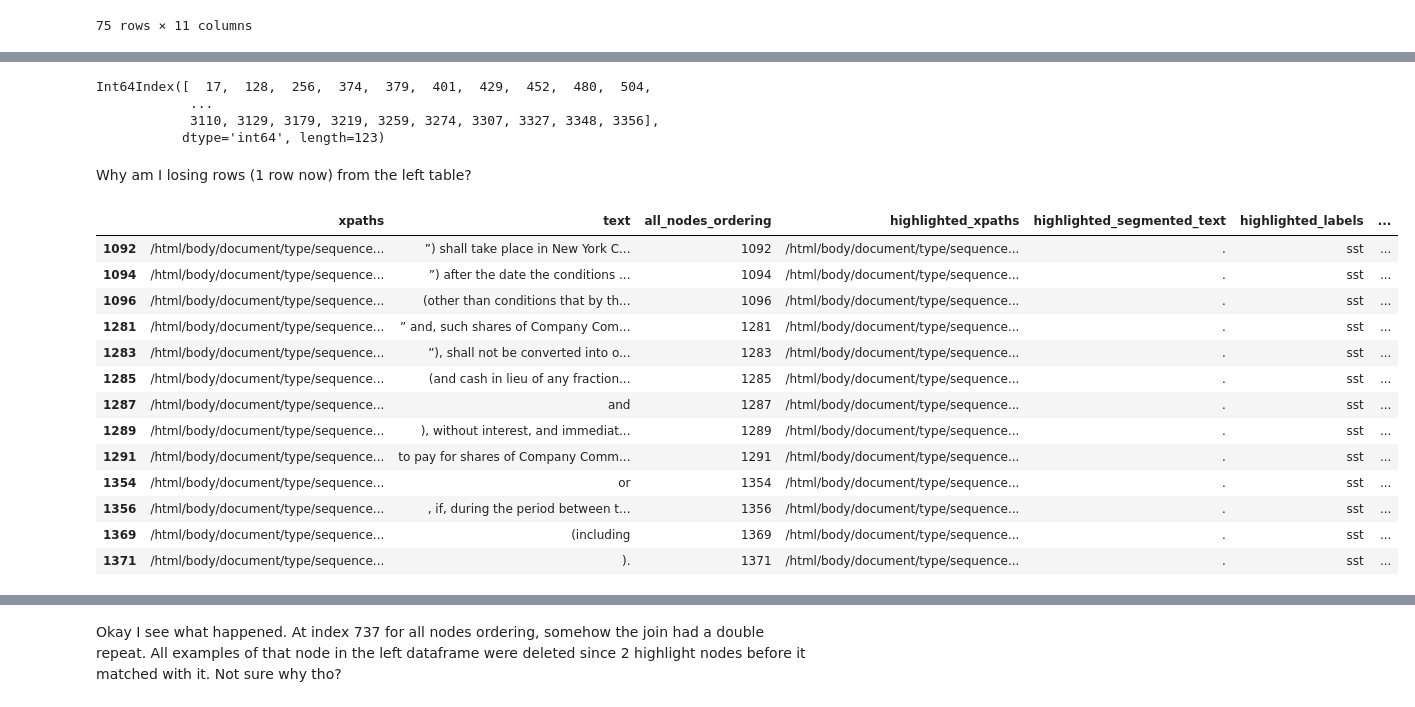
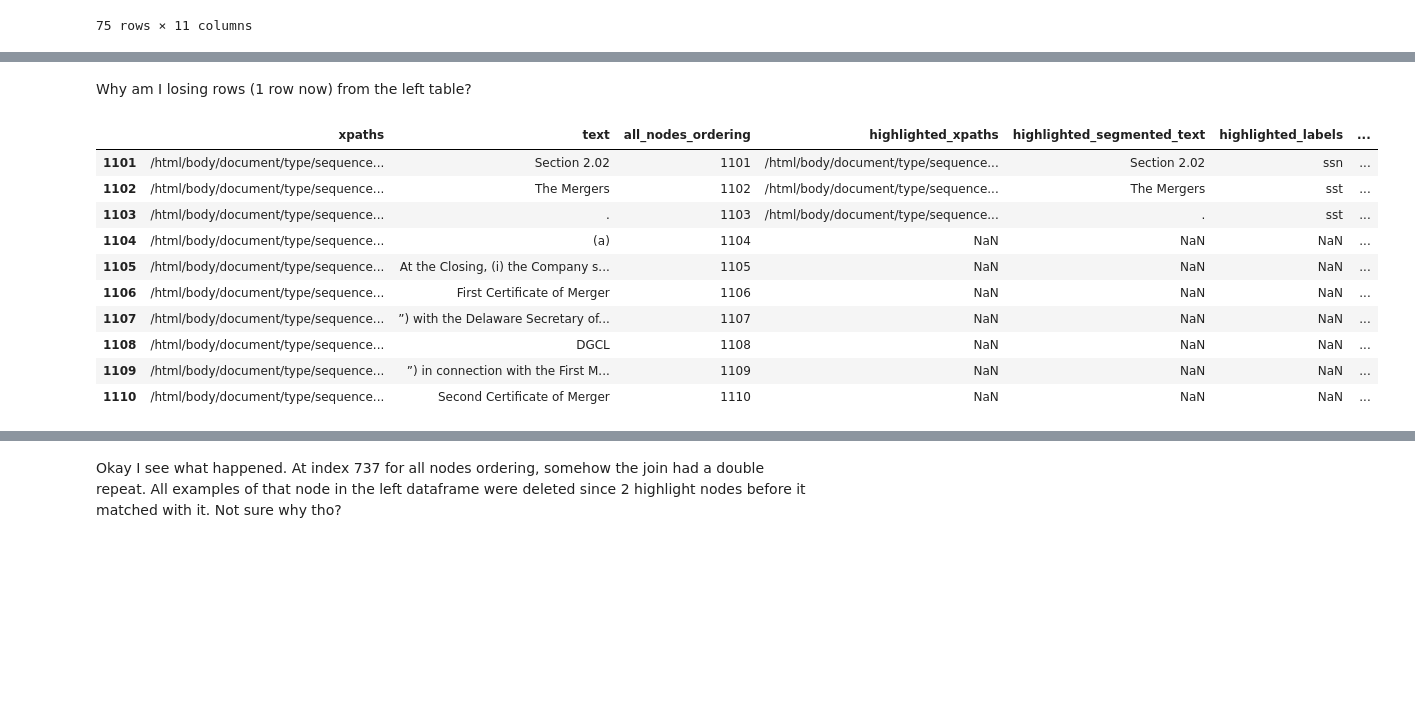
Before and after one commit to pranabislam/contract_labeler, a Jupyter notebook: postprocess_contract_v5.ipynb, the cells around one changed output, grey strips where cells are left out. Cells and saved outputs as stored; diff of their text form; code cells hidden in the pictures; blank space fills up the shorter version.

```diff
--- a/postprocess_contract_v5.ipynb
+++ b/postprocess_contract_v5.ipynb
@@ -146,7 +171,7 @@ def monotonic_left_merge(full, highlighted):
             h_xpaths = h_row[1]['highlighted_xpaths']
             h_texts = h_row[1]['highlighted_segmented_text']
 
-            if h_xpaths == full_xpaths and h_texts == full_texts:
+            if h_xpaths == full_xpaths: # and h_texts == full_texts:
                 if h_xpaths in found_xpaths:
                     print('CURRENT h_xpath ALREADY FOUND BEFORE:')
                     print(h_xpaths)
@@ -392,5 +379,7 @@ merged.iloc[1087:1097]['highlighted_xpaths'].tolist()
 # %%
-merged['is_outside'] = merged['_merge'].apply(lambda x: 1 if x=='left_only' else 0)
+merged_df['is_outside'] = merged_df['segment_number_from_idx'].apply(lambda x: 1 if math.isnan(x) else 0)
+merged_df[1087:1097]
+merged = merged_df
 # %%
 merged.to_csv("drop_check.csv")
 # %%
@@ -417,12 +406,12 @@ def assert_node_ordering_for_merged_table(merged: pd.DataFrame) -> pd.DataFrame:
     Due to repeat xpaths in both left and right table in merged, need to remove the duplicated rows
     '''
     drop_indices = []
-    last_highlight_node_idx = -1
-    for i, row in merged[merged['is_outside'] < 1].iterrows():
-        if row.exploded_highlight_node_order and row.exploded_highlight_node_order != last_highlight_node_idx + 1:
-            drop_indices.append(i)
-        else:
-            last_highlight_node_idx = row.exploded_highlight_node_order
+#     last_highlight_node_idx = -1
+#     for i, row in merged[merged['is_outside'] < 1].iterrows():
+#         if row.exploded_highlight_node_order and row.exploded_highlight_node_order != last_highlight_node_idx + 1:
+#             drop_indices.append(i)
+#         else:
+#             last_highlight_node_idx = row.exploded_highlight_node_order
     merged = merged.drop(drop_indices).reset_index(drop=True)
 
     # Assert both orderings keep their original structure
@@ -434,30 +423,23 @@ def assert_node_ordering_for_merged_table(merged: pd.DataFrame) -> pd.DataFrame:
 merged_ordered, drop_indices = assert_node_ordering_for_merged_table(merged)
 empty_xpath_index = merged_ordered.fillna(0).where(merged_ordered['xpaths'] == '').dropna().index
 empty_xpath_index
+merged_ordered = merged_ordered.drop(empty_xpath_index)
-# %% [output]
-Int64Index([  17,  128,  256,  374,  379,  401,  429,  452,  480,  504,
-            ...
-            3110, 3129, 3179, 3219, 3259, 3274, 3307, 3327, 3348, 3356],
-           dtype='int64', length=123)
 # %% [markdown]
 Why am I losing rows (1 row now) from the left table?
 # %%
-merged.iloc[drop_indices]
+merged_ordered.iloc[1075:1085]
 # %% [output]
 |  | xpaths | text | all_nodes_ordering | highlighted_xpaths | highlighted_segmented_text | highlighted_labels | ... |
-| 1092 | /html/body/document/type/sequence... | ”) shall take place in New York C... | 1092 | /html/body/document/type/sequence... | . | sst | ... |
-| 1094 | /html/body/document/type/sequence... | ”) after the date the conditions ... | 1094 | /html/body/document/type/sequence... | . | sst | ... |
-| 1096 | /html/body/document/type/sequence... | (other than conditions that by th... | 1096 | /html/body/document/type/sequence... | . | sst | ... |
-| 1281 | /html/body/document/type/sequence... | ” and, such shares of Company Com... | 1281 | /html/body/document/type/sequence... | . | sst | ... |
-| 1283 | /html/body/document/type/sequence... | ”), shall not be converted into o... | 1283 | /html/body/document/type/sequence... | . | sst | ... |
-| 1285 | /html/body/document/type/sequence... | (and cash in lieu of any fraction... | 1285 | /html/body/document/type/sequence... | . | sst | ... |
-| 1287 | /html/body/document/type/sequence... | and | 1287 | /html/body/document/type/sequence... | . | sst | ... |
-| 1289 | /html/body/document/type/sequence... | ), without interest, and immediat... | 1289 | /html/body/document/type/sequence... | . | sst | ... |
-| 1291 | /html/body/document/type/sequence... | to pay for shares of Company Comm... | 1291 | /html/body/document/type/sequence... | . | sst | ... |
-| 1354 | /html/body/document/type/sequence... | or | 1354 | /html/body/document/type/sequence... | . | sst | ... |
-| 1356 | /html/body/document/type/sequence... | , if, during the period between t... | 1356 | /html/body/document/type/sequence... | . | sst | ... |
-| 1369 | /html/body/document/type/sequence... | (including | 1369 | /html/body/document/type/sequence... | . | sst | ... |
-| 1371 | /html/body/document/type/sequence... | ). | 1371 | /html/body/document/type/sequence... | . | sst | ... |
+| 1101 | /html/body/document/type/sequence... | Section 2.02 | 1101 | /html/body/document/type/sequence... | Section 2.02 | ssn | ... |
+| 1102 | /html/body/document/type/sequence... | The Mergers | 1102 | /html/body/document/type/sequence... | The Mergers | sst | ... |
+| 1103 | /html/body/document/type/sequence... | . | 1103 | /html/body/document/type/sequence... | . | sst | ... |
+| 1104 | /html/body/document/type/sequence... | (a) | 1104 | NaN | NaN | NaN | ... |
+| 1105 | /html/body/document/type/sequence... | At the Closing, (i) the Company s... | 1105 | NaN | NaN | NaN | ... |
+| 1106 | /html/body/document/type/sequence... | First Certificate of Merger | 1106 | NaN | NaN | NaN | ... |
+| 1107 | /html/body/document/type/sequence... | ”) with the Delaware Secretary of... | 1107 | NaN | NaN | NaN | ... |
+| 1108 | /html/body/document/type/sequence... | DGCL | 1108 | NaN | NaN | NaN | ... |
+| 1109 | /html/body/document/type/sequence... | ”) in connection with the First M... | 1109 | NaN | NaN | NaN | ... |
+| 1110 | /html/body/document/type/sequence... | Second Certificate of Merger | 1110 | NaN | NaN | NaN | ... |
 # %%
 merged_ordered[merged_ordered['all_nodes_ordering'] == merged_ordered.index]
 # %% [output]
```
Also changed, not shown: parts of 19 cells of this notebook.
